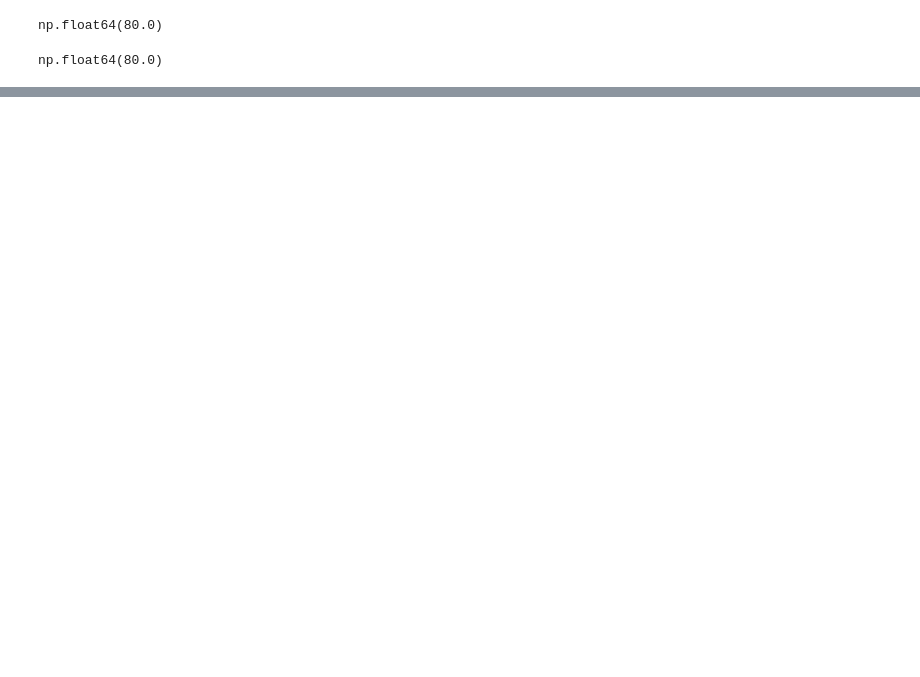
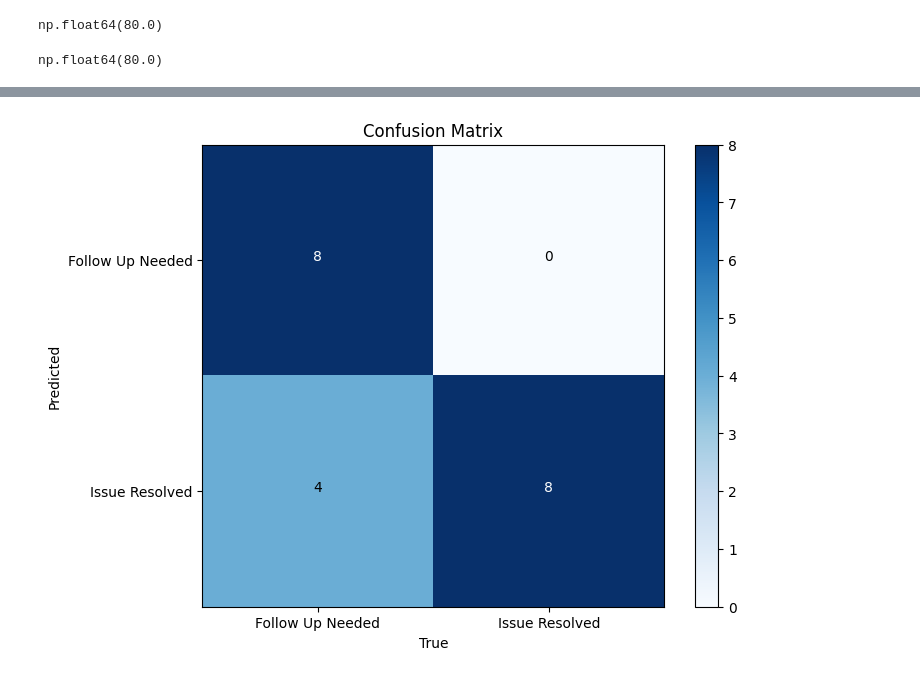
Before and after one commit to uchkid/call-transcript, a Jupyter notebook: sentiment.ipynb, the cells around one changed output, grey strips where cells are left out. Saved outputs shown, nothing was run; the diff lists cells and outputs as text; code cells hidden in the pictures; blank space fills up the shorter version.

```diff
--- a/sentiment.ipynb
+++ b/sentiment.ipynb
@@ -238,0 +282,38 @@ np.float64(80.0)
+# %%
+def outcome_to_binary(outcome):
+    if outcome == "Issue Resolved":
+        return 1
+    elif outcome == "Follow-up Needed":
+        return 0
+
+y_true = x_test_result.outcome.apply(outcome_to_binary)
+y_pred = x_test_result.y_outcome.apply(outcome_to_binary)
+
+def confusion_matrix(y_true, y_pred):
+    tp = np.sum((y_true == 1) & (y_pred == 1))  # True Positive
+    tn = np.sum((y_true == 0) & (y_pred == 0))  # True Negative
+    fp = np.sum((y_true == 0) & (y_pred == 1))  # False Positive
+    fn = np.sum((y_true == 1) & (y_pred == 0))  # False Negative
+    return np.array([[tn, fp], [fn, tp]])
+
+cm = confusion_matrix(y_true, y_pred)
+
+plt.figure(figsize=(8, 6))
+plt.imshow(cm, interpolation='nearest', cmap=plt.cm.Blues)
+plt.title('Confusion Matrix')
+plt.colorbar()
+
+classes = ["Follow Up Needed", "Issue Resolved"]
+plt.xticks(np.arange(2), classes)
+plt.yticks(np.arange(2), classes)
+
+for i in range(2):
+    for j in range(2):
+        plt.text(j, i, cm[i, j], horizontalalignment="center",
+                 color="white" if cm[i, j] > cm.max() / 2. else "black")
+
+plt.xlabel('True')
+plt.ylabel('Predicted')
+plt.show()
+# %% [output]
+[figure, added]
```
Also changed, not shown: parts of 4 cells of this notebook, 2 other files.
